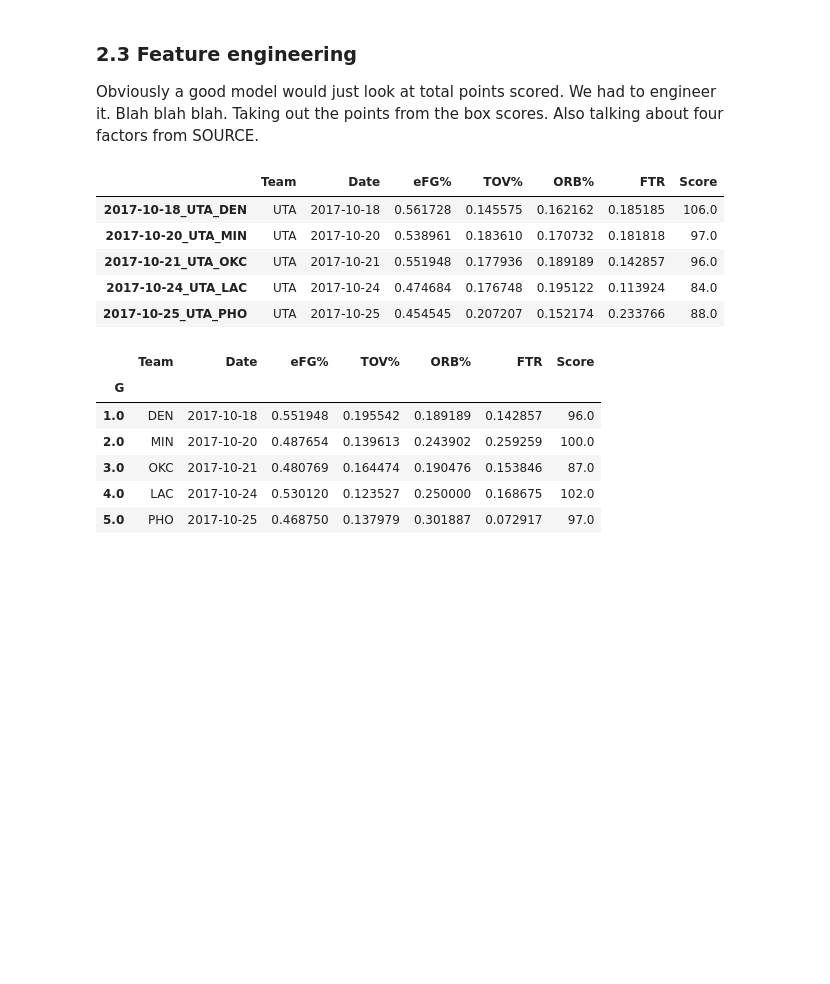
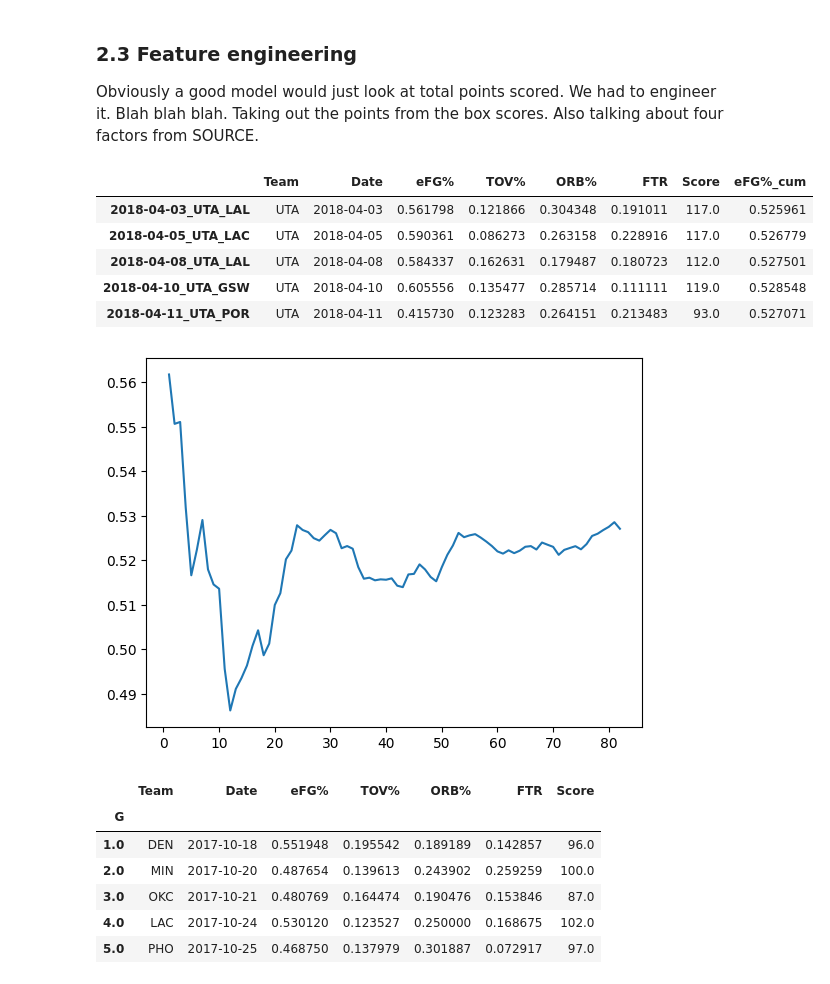
Before and after one commit to zachjoachim7/Volume3PortfolioProject, a Jupyter notebook: Volume 3 Portfolio Project Data Cleaning.ipynb, the cells around one changed output. Drawn from its saved outputs; the diff is of its cells as text; code cells hidden in the pictures; blank space fills up the shorter version.

```diff
--- a/Volume 3 Portfolio Project Data Cleaning.ipynb
+++ b/Volume 3 Portfolio Project Data Cleaning.ipynb
@@ -24,7 +25,7 @@ We got our data by scraping basketballreference.com.  This website contains the
 ### 2.2 Data cleaning.
 Talking about the cleaning from above. One challenge we ran into was that this approach included each game twice; once from each participating teams' dataset. We employed SOME TACTIC TO DEAL WITH THAT... Below, we show the process of cleaning the data.
 # %%
-team_data = pd.read_csv('/Users/spencerashton/Library/Mobile Documents/com~apple~CloudDocs/Archive/Data/Sports/Basketball/NBA/Utah Jazz/UTA_2018_team_game_log.csv', index_col=1)
+team_data = pd.read_csv('./NBA/Utah Jazz/UTA_2018_team_game_log.csv', index_col=1)
 team_data.drop('Unnamed: 0', axis=1, inplace=True)
 team_data.fillna(value={'H/A': 'vs'}, inplace=True)
 team_data.dropna(inplace=True)
@@ -44,7 +45,7 @@ team_data.head()
 | 5.0 | 2017-10-25 | @ | PHO | L | 88.0 | 97.0 | 32.0 | 77.0 | 0.416 | 6.0 | ... |
 5 rows × 22 columns
 # %%
-opp_data = pd.read_csv('/Users/spencerashton/Library/Mobile Documents/com~apple~CloudDocs/Archive/Data/Sports/Basketball/NBA/Utah Jazz/UTA_2018_opp_game_log.csv', index_col=1)
+opp_data = pd.read_csv('./NBA/Utah Jazz/UTA_2018_opp_game_log.csv', index_col=1)
 opp_data.drop('Unnamed: 0', axis=1, inplace=True)
 opp_data.fillna(value={'H/A': 'vs'}, inplace=True)
 opp_data.dropna(inplace=True)
@@ -65,29 +66,35 @@ Obviously a good model would just look at total points scored. We had to enginee
 # %%
 team_four_factors = pd.DataFrame({'Team':[],
                                   'Date':[],
                                   'eFG%':[],
                                   'TOV%':[],
                                   'ORB%':[],
                                   'FTR':[],
                                   'Score':[]})
 
 team_four_factors['Team'] = pd.Series(['UTA' for _ in range(len(team_data['Date']) + 1)])
 team_four_factors['Date'] = team_data['Date']
 team_four_factors['eFG%'] = (team_data['FG'] + 0.5 * team_data['3P']) / team_data['FGA']
+team_data["FG_cum"] = team_data["FG"].cumsum()
+team_data["3P_cum"] = team_data["3P"].cumsum()
+team_data["FGA_cum"] = team_data["FGA"].cumsum()
+team_four_factors["eFG%_cum"] = (team_data['FG_cum'] + 0.5 * team_data['3P_cum']) / team_data['FGA_cum']
+
 team_four_factors['TOV%'] = team_data['TOV'] / (team_data['FGA'] + 0.44 * team_data['FTA'] + team_data['TOV'])
 team_four_factors['ORB%'] = team_data['ORB'] / (team_data['ORB'] + (opp_data['TRB'] - opp_data['ORB']))
 team_four_factors['FTR'] = team_data['FT'] / team_data['FGA']
 team_four_factors['Score'] = team_data['Team Score']
 team_four_factors.drop(index=0, inplace=True)
 team_four_factors.set_index(team_four_factors['Date'].astype(str) + '_' + team_four_factors['Team'] + '_' + opp_data['Opp'], inplace=True)
-team_four_factors.head()
+team_four_factors.tail()
 # %% [output]
-|  | Team | Date | eFG% | TOV% | ORB% | FTR | Score |
-| 2017-10-18_UTA_DEN | UTA | 2017-10-18 | 0.561728 | 0.145575 | 0.162162 | 0.185185 | 106.0 |
-| 2017-10-20_UTA_MIN | UTA | 2017-10-20 | 0.538961 | 0.183610 | 0.170732 | 0.181818 | 97.0 |
-| 2017-10-21_UTA_OKC | UTA | 2017-10-21 | 0.551948 | 0.177936 | 0.189189 | 0.142857 | 96.0 |
-| 2017-10-24_UTA_LAC | UTA | 2017-10-24 | 0.474684 | 0.176748 | 0.195122 | 0.113924 | 84.0 |
-| 2017-10-25_UTA_PHO | UTA | 2017-10-25 | 0.454545 | 0.207207 | 0.152174 | 0.233766 | 88.0 |
+|  | Team | Date | eFG% | TOV% | ORB% | FTR | Score | eFG%_cum |
+| 2018-04-03_UTA_LAL | UTA | 2018-04-03 | 0.561798 | 0.121866 | 0.304348 | 0.191011 | 117.0 | 0.525961 |
+| 2018-04-05_UTA_LAC | UTA | 2018-04-05 | 0.590361 | 0.086273 | 0.263158 | 0.228916 | 117.0 | 0.526779 |
+| 2018-04-08_UTA_LAL | UTA | 2018-04-08 | 0.584337 | 0.162631 | 0.179487 | 0.180723 | 112.0 | 0.527501 |
+| 2018-04-10_UTA_GSW | UTA | 2018-04-10 | 0.605556 | 0.135477 | 0.285714 | 0.111111 | 119.0 | 0.528548 |
+| 2018-04-11_UTA_POR | UTA | 2018-04-11 | 0.415730 | 0.123283 | 0.264151 | 0.213483 | 93.0 | 0.527071 |
+[figure, added]
 # %%
 opp_four_factors = pd.DataFrame({'Team':[],
                                  'Date':[],
```
Also changed, not shown: parts of 1 cell of this notebook.
